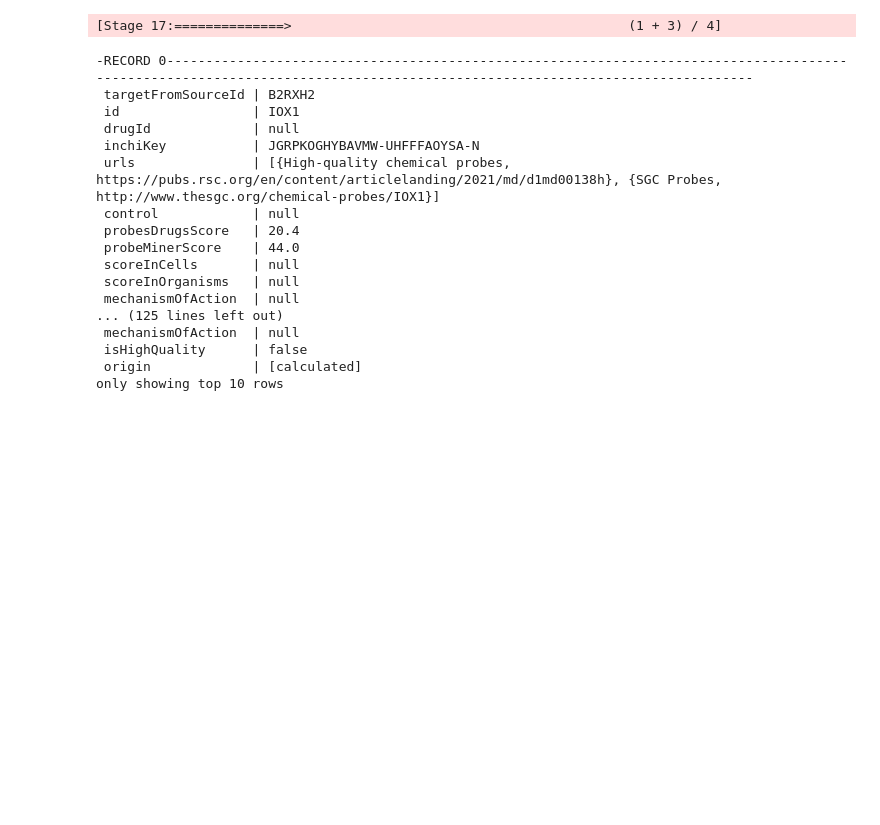
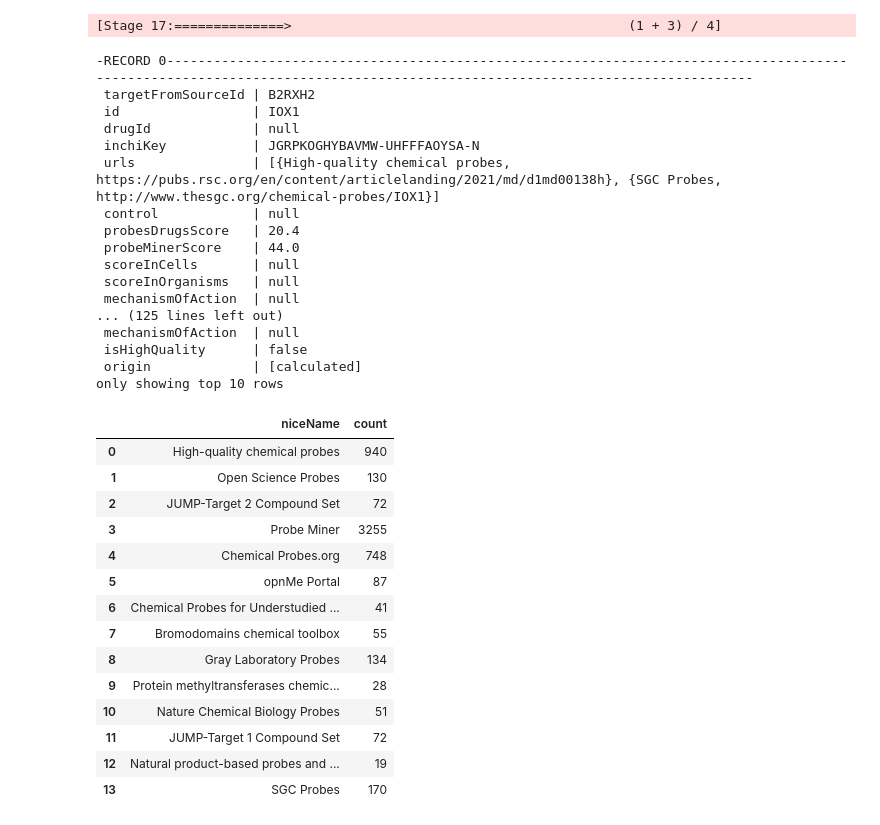
Before and after one commit to opentargets/evidence_datasource_parsers, a Jupyter notebook: exploration/chemicalProbes/chemical_probes.ipynb, the cells around one changed output. Cells and saved outputs as stored; diff of their text form; code cells hidden in the pictures; blank space fills up the shorter version.

```diff
--- a/exploration/chemicalProbes/chemical_probes.ipynb
+++ b/exploration/chemicalProbes/chemical_probes.ipynb
@@ -521,8 +525,9 @@ data_m = (data
     # Remove reference to High Quality Probes source as this is a subset curated by P&Ds
     # Problem: there are compounds only referenced with High Quality Probes
     # Solution: remove it if there is already a reference, otherwise reference P&Ds
-    .withColumn('urls', array_except(col('urls'),
-                              array(struct(lit('High-quality chemical probes').alias("niceName"), lit(None).cast("string").alias("url")))))
+    .withColumn('urls',
+        array_except(col('urls'), array(struct(lit('High-quality chemical probes').alias("niceName"),
+        lit(None).cast("string").alias("url")))))
     .withColumn(
         'urls',
         when(
@@ -567,5 +661,23 @@ data_m.show(10, False, True)
  isHighQuality      | false
  origin             | [calculated]
 only showing top 10 rows
+# %%
+data_m.withColumn('s', explode('urls')).groupBy('s.niceName').count().toPandas()
+# %% [output]
+|  | niceName | count |
+| 0 | High-quality chemical probes | 940 |
+| 1 | Open Science Probes | 130 |
+| 2 | JUMP-Target 2 Compound Set | 72 |
+| 3 | Probe Miner | 3255 |
+| 4 | Chemical Probes.org | 748 |
+| 5 | opnMe Portal | 87 |
+| 6 | Chemical Probes for Understudied ... | 41 |
+| 7 | Bromodomains chemical toolbox | 55 |
+| 8 | Gray Laboratory Probes | 134 |
+| 9 | Protein methyltransferases chemic... | 28 |
+| 10 | Nature Chemical Biology Probes | 51 |
+| 11 | JUMP-Target 1 Compound Set | 72 |
+| 12 | Natural product-based probes and ... | 19 |
+| 13 | SGC Probes | 170 |
 # %%
 data_m.coalesce(1).write.json(f'output/{version}/chemicalprobes_{version}', mode='overwrite')
```
Also changed, not shown: parts of 14 cells of this notebook.
